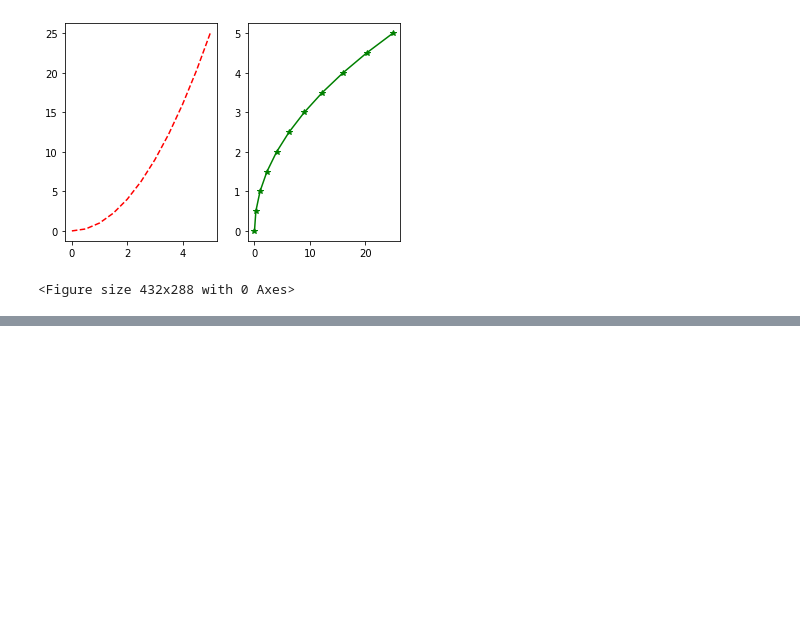
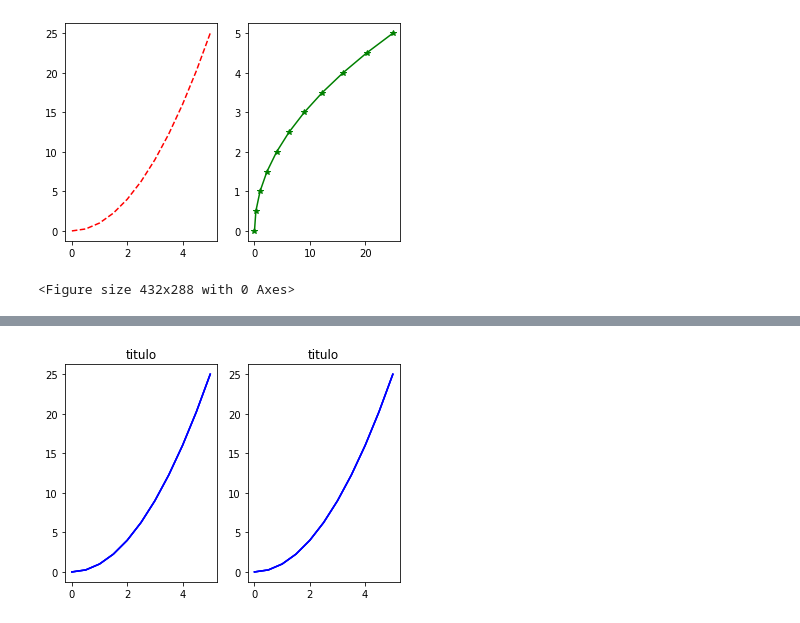
Before and after one commit to Matbmuniz/EstudosDataScience, a Jupyter notebook: matplotlib- pt1.ipynb, the cells around one changed output, grey strips where cells are left out. Cells and saved outputs as stored; diff of their text form; code cells hidden in the pictures; blank space fills up the shorter version.

```diff
--- a/matplotlib- pt1.ipynb
+++ b/matplotlib- pt1.ipynb
@@ -51,0 +79,7 @@ axes1.plot(y,x)
+# %%
+for axe in ax:
+    axe.plot(x,y,'b')
+    axe.set_title('titulo')
+fig
+# %% [output]
+[figure, added]
```
Also changed, not shown: parts of 10 cells of this notebook.
